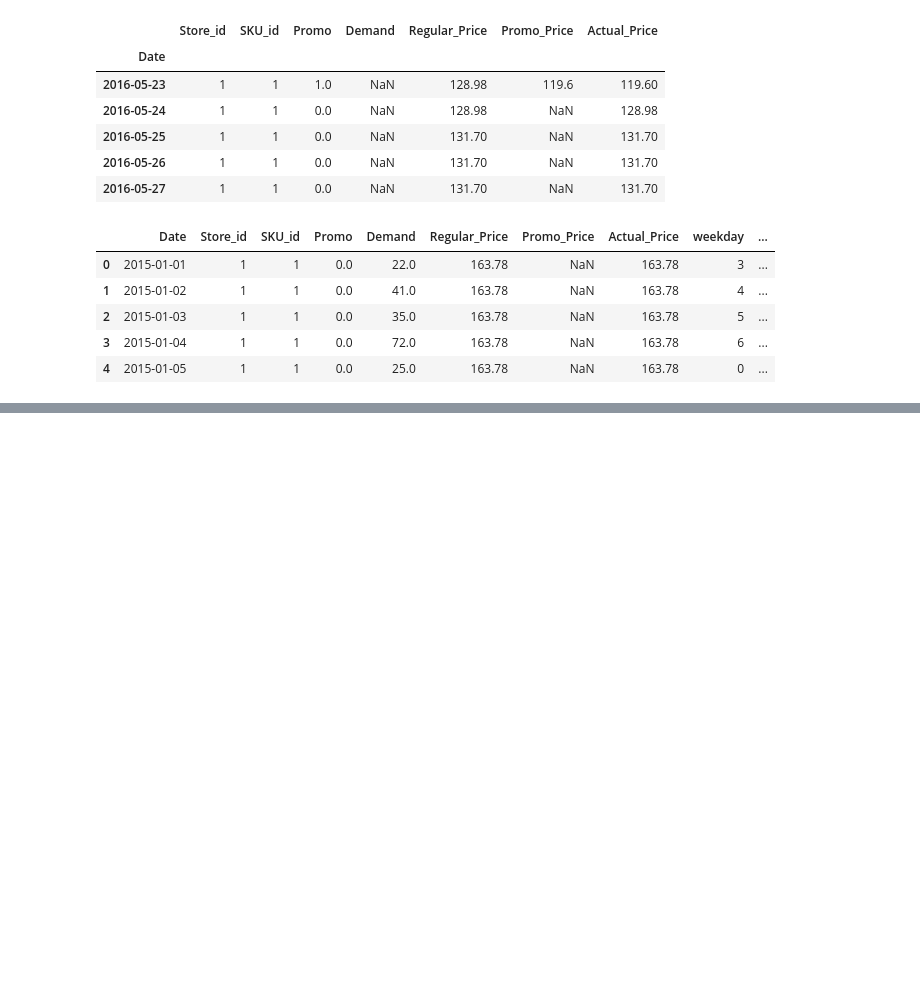
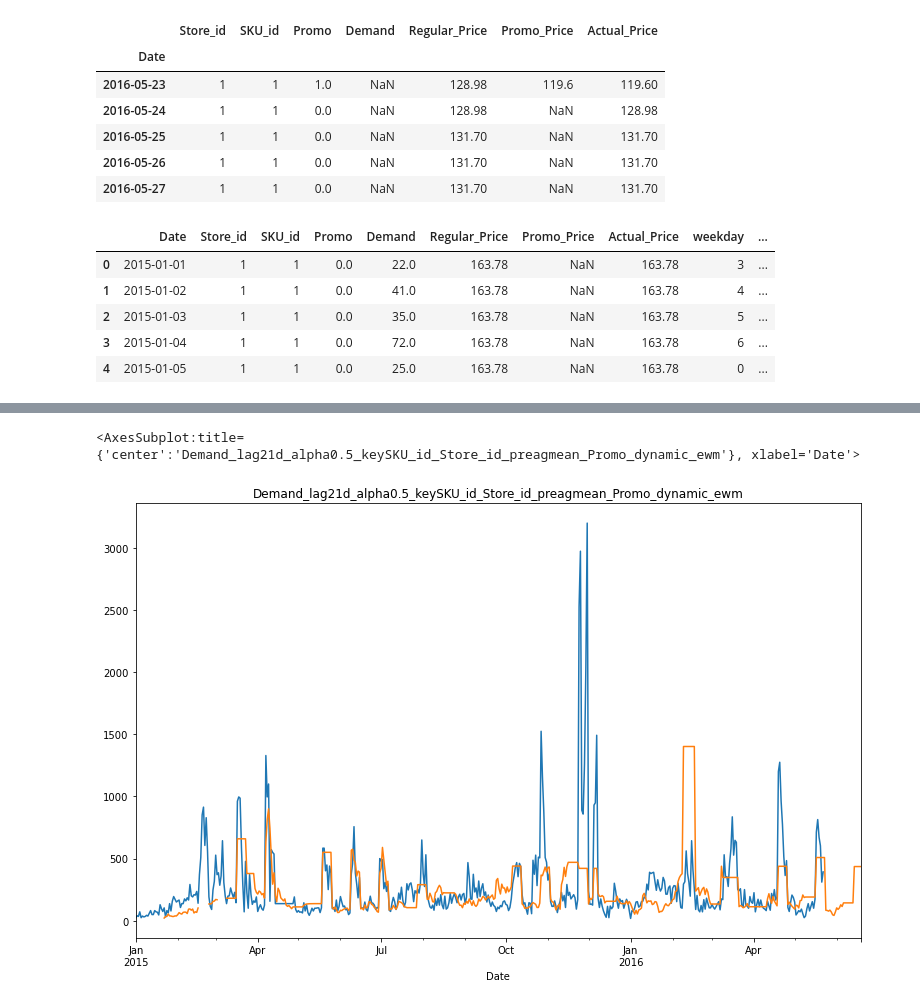
Before and after one commit to aromanenko/DLDF, a Jupyter notebook: FeatureEngineering.ipynb, the cells around one changed output, grey strips where cells are left out. Drawn from its saved outputs; the diff is of its cells as text; code cells hidden in the pictures; blank space fills up the shorter version.

```diff
--- a/FeatureEngineering.ipynb
+++ b/FeatureEngineering.ipynb
@@ -252,0 +202,15 @@ IntProgress(value=0, max=48)
+# %%
+data_lagged_features = lagged_features(data
+                    , target_cols = ['Demand']
+                    , id_cols = ['SKU_id', 'Store_id']
+                    , date_col = 'Date'
+                    , lags = [21]
+                    , windows = ['14D', '28D']
+                    , preagg_methods = ['mean'] # ['mean', 'count']
+                    , agg_methods = ['mean']
+                    , dynamic_filters = ['weekday', 'Promo']
+                    , static_filters=[]
+                    , alphas=[0.25, 0.5, 0.75]
+                    )
+
+data_lagged_features
@@ -252,0 +232,12 @@ IntProgress(value=0, max=48)
+# %%
+f = 'Demand_lag21d_alpha0.5_keySKU_id_Store_id_preagmean_Promo_dynamic_ewm'
+store = 1
+sku = 1
+
+plt.figure(figsize=(13, 8))
+plt.title(f)
+data_lagged_features[(data_lagged_features['SKU_id'] == sku) & (data_lagged_features['Store_id'] == store)].set_index('Date')['Demand'].plot()
+data_lagged_features[(data_lagged_features['SKU_id'] == sku) & (data_lagged_features['Store_id'] == store)].set_index('Date')[f].plot()
+# %% [output]
+<AxesSubplot:title={'center':'Demand_lag21d_alpha0.5_keySKU_id_Store_id_preagmean_Promo_dynamic_ewm'}, xlabel='Date'>
+[figure, added]
```
Also changed, not shown: parts of 41 cells of this notebook, 1 other file.
